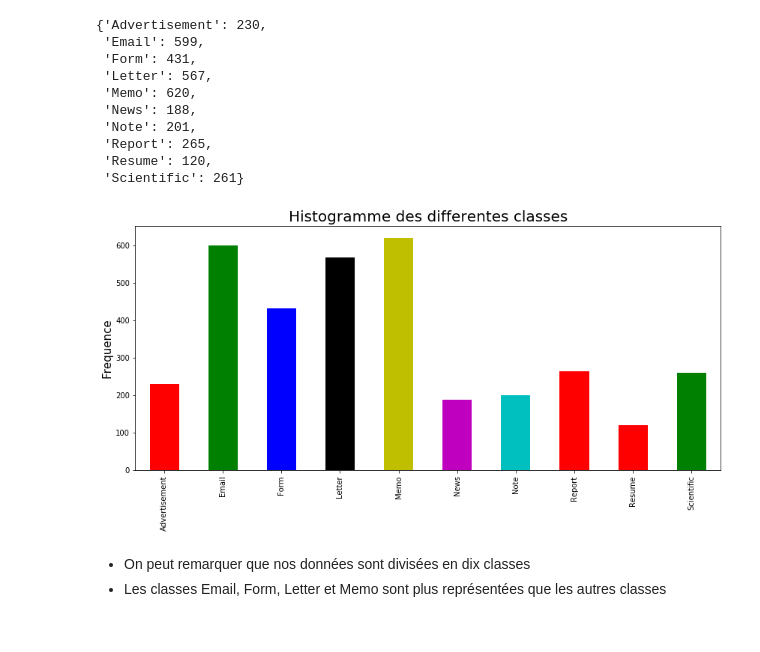
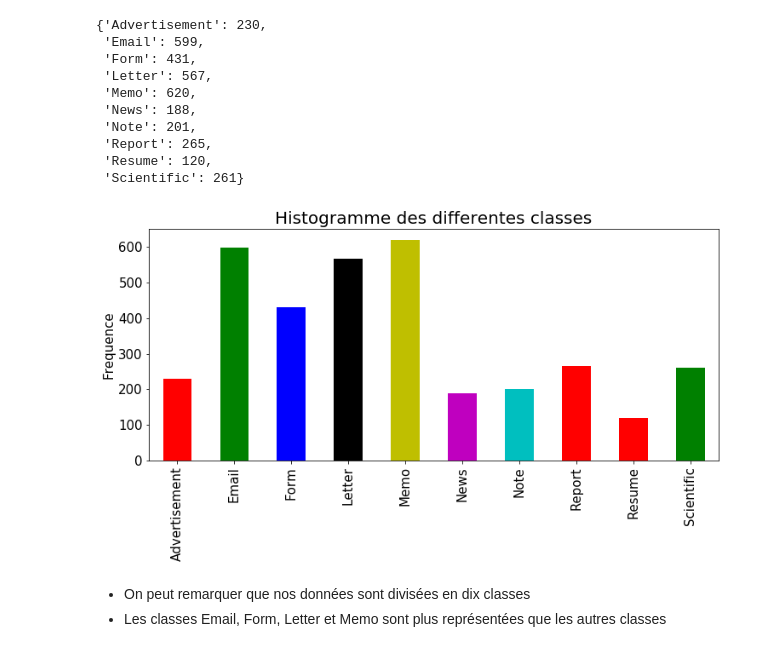
Before and after one commit to Rouen-NLP/final-lab-A-EL-YAAGOUBI, a Jupyter notebook: Tobacco-lab.ipynb, the cells around one changed output. Drawn from its saved outputs; the diff is of its cells as text; code cells hidden in the pictures.

```diff
--- a/Tobacco-lab.ipynb
+++ b/Tobacco-lab.ipynb
@@ -70,24 +70,25 @@ labels
 # %%
 s = pd.Series(
     list(labels.values()),
     index = list(labels.keys())
 )
 
-plt.figure(figsize=(14,6))
+plt.figure(figsize=(12,5))
 
 plt.title('Histogramme des differentes classes', fontsize=20)
 plt.ylabel('Frequence', fontsize=15)
 
 my_colors = ['r', 'g', 'b', 'k', 'y', 'm', 'c']
 
 s.plot(
+    fontsize=15,
     kind='bar',
     color=my_colors
 )
 plt.savefig('./output/histogrammeLabels.png', bbox_inches='tight')
 plt.show()
 # %% [output]
-[figure, old version]
+[figure, new version]
 # %% [markdown]
 - On peut remarquer que nos données sont divisées en dix classes
 - Les classes Email, Form, Letter et Memo sont plus représentées que les autres classes
```
Also changed, not shown: parts of 3 cells of this notebook, 5 other files.
